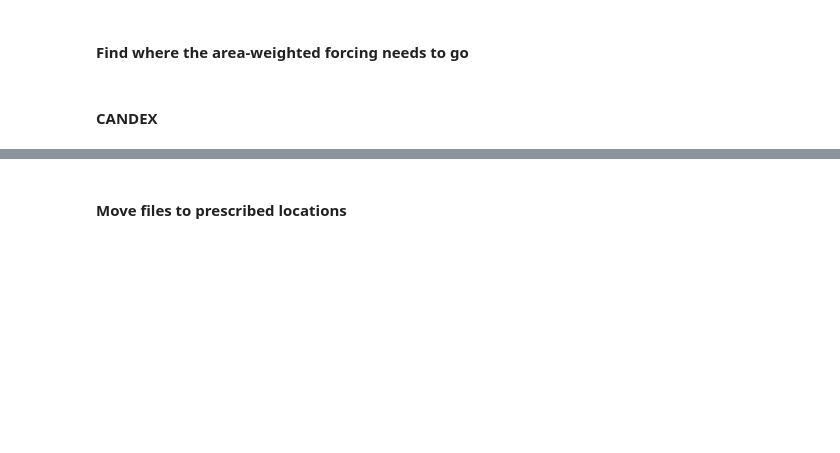
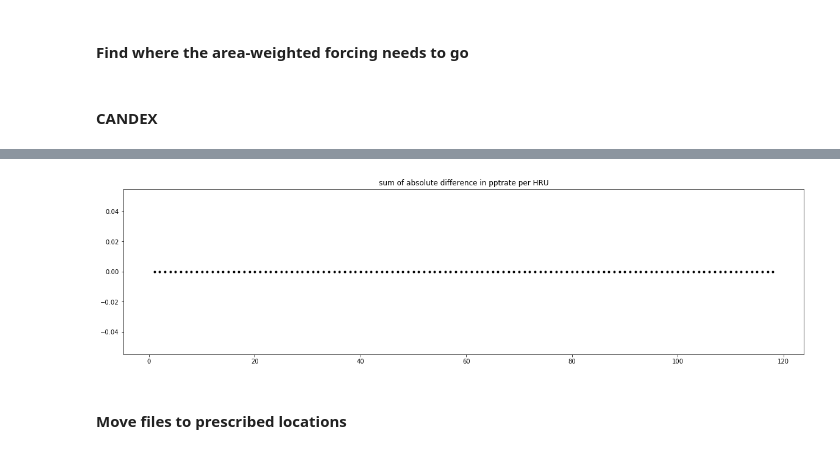
Before and after one commit to CH-Earth/CWARHM, a Jupyter notebook: 5_model_input/SUMMA/2_forcing/1_make_one_weighted_forcing_file.ipynb, the cells around one changed output, grey strips where cells are left out. Cells and saved outputs as stored; diff of their text form; code cells hidden in the pictures; blank space fills up the shorter version.

```diff
--- a/5_model_input/SUMMA/2_forcing/1_make_one_weighted_forcing_file.ipynb
+++ b/5_model_input/SUMMA/2_forcing/1_make_one_weighted_forcing_file.ipynb
@@ -237,3 +296,19 @@ Ended   at date and time 2021-03-18 11:03:42.227872
+# %%
+fig = plt.figure(figsize=(20,5))
+for hruID in range(1,119):
+    # find IDs
+    oldID,newID = (old_forcing['hruId'] == hruID),(new_forcing['hruId'] == hruID)
+
+    # calculate difference
+    var = 'pptrate'
+    diff = (old_forcing[var].isel(hru=oldID) - new_forcing[var].isel(hru=newID))
+
+    #  plot
+    plt.plot(hruID,abs(diff).sum(),linestyle='none',marker='.',color='k')
+
+plt.title('sum of absolute difference in pptrate per HRU');
+# %% [output]
+[figure, added]
 # %% [markdown]
 #### Move files to prescribed locations
 # %%
```
Also changed, not shown: parts of 11 cells of this notebook, 3 other files.
